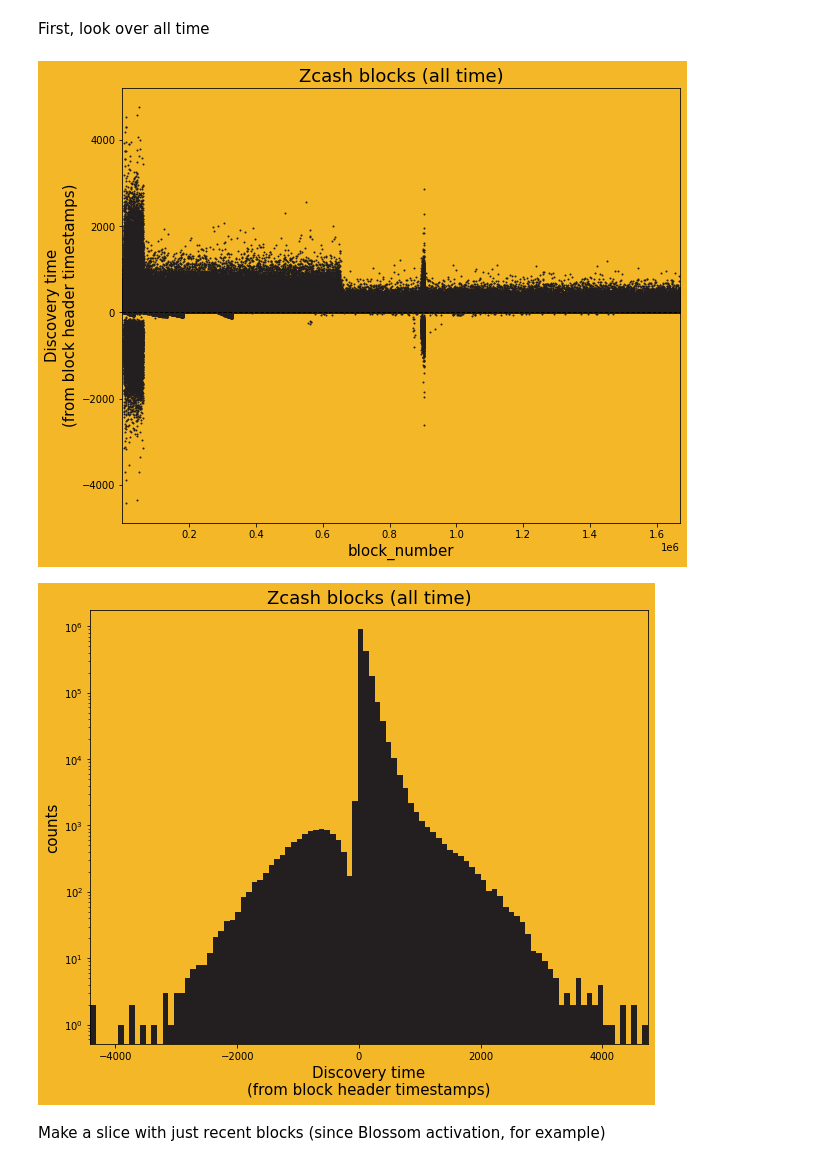
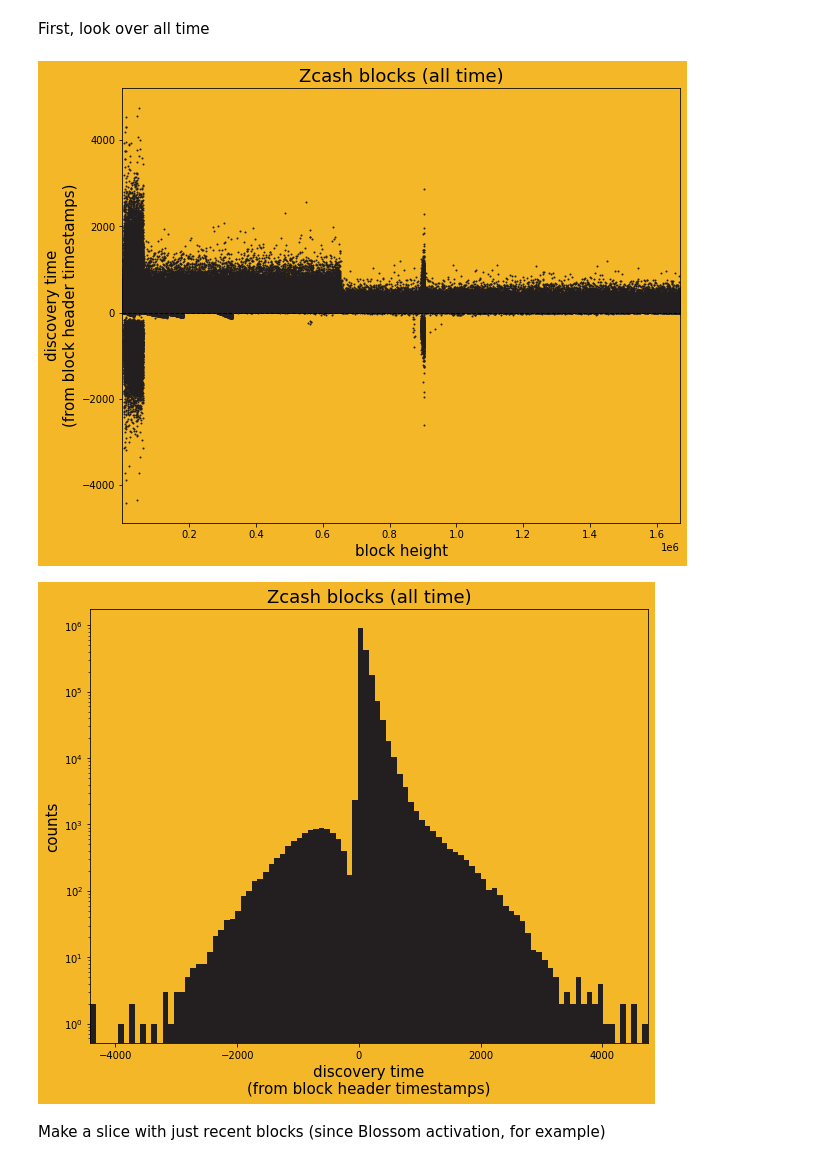
Before and after one commit to Mitchellpkt/zcash_block_discovery_intervals, a Jupyter notebook: analysis.ipynb, the cells around one changed output. Saved outputs shown, nothing was run; the diff lists cells and outputs as text; code cells hidden in the pictures.

```diff
--- a/analysis.ipynb
+++ b/analysis.ipynb
@@ -67,13 +74,13 @@ blockchain.data.sort_values(by='discovery_time_sec', ascending=True, inplace=Fal
 # %% [markdown]
 First, look over all time
 # %%
-label: str = 'Discovery time\n(from block header timestamps)'
+label: str = 'discovery time\n(from block header timestamps)'
 title: str = "Zcash blocks (all time)"
-blockchain.scatter('discovery_time_sec', grid=False, markersize=1, title=title, ylabel=label)
+blockchain.scatter('discovery_time_sec', grid=False, markersize=1, title=title, ylabel=label, xlabel='block height')
 plt.axhline(y=0, color='k', linestyle='--', linewidth=1)
 blockchain.hist('discovery_time_sec', grid=False, log_axes='y', bins=100, title=title, xlabel=label);
 # %% [output]
-[figure, old version]
+[figure, new version]
 [figure]
 # %% [markdown]
 Make a slice with just recent blocks (since Blossom activation, for example)
```
Also changed, not shown: parts of 4 cells of this notebook.
